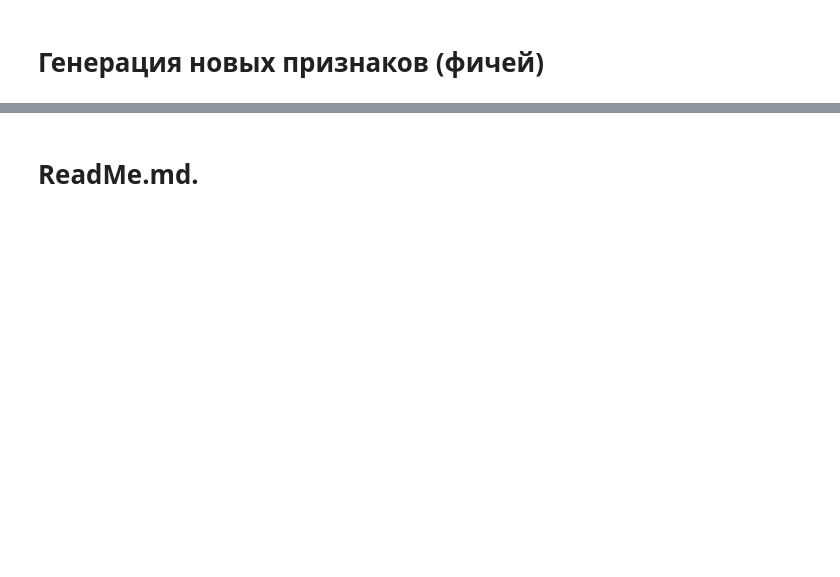
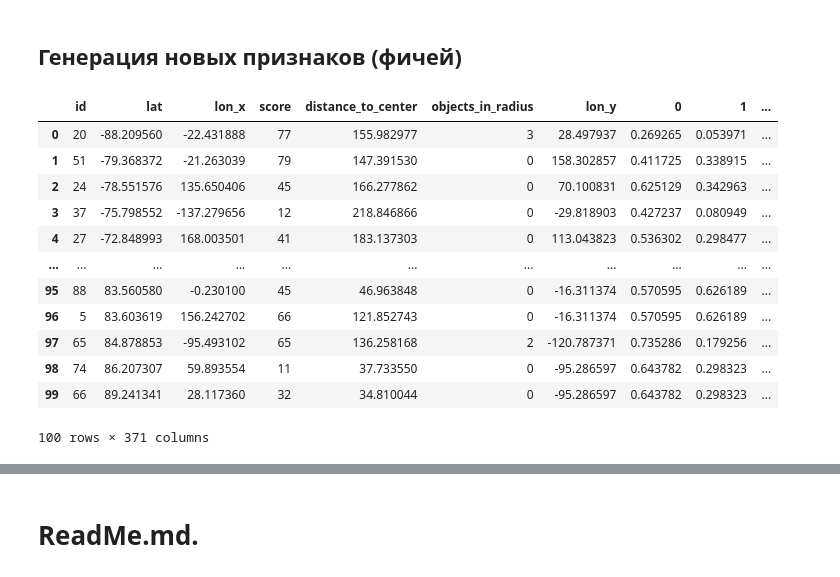
Before and after one commit to Artuom-collab/VK_Hackaton, a Jupyter notebook: Профильная_задача_стажировки_VK.ipynb, the cells around one changed output, grey strips where cells are left out. Cells and saved outputs as stored; diff of their text form; code cells hidden in the pictures; blank space fills up the shorter version.

```diff
--- a/Профильная_задача_стажировки_VK.ipynb
+++ b/Профильная_задача_стажировки_VK.ipynb
@@ -20,2 +122,2 @@ test_df = pd.merge_asof(test_df.sort_values('lat'), features_df.sort_values('lat
 # %% [markdown]
-# Генерация новых признаков (фичей)
+## Генерация новых признаков (фичей)
@@ -41,0 +167,16 @@ train_df['new_feature'] = train_df['lat'] * 0.5 - # этот признак я
+# %%
+train_df
+# %% [output]
+|  | id | lat | lon_x | score | distance_to_center | objects_in_radius | lon_y | 0 | 1 | ... |
+| 0 | 20 | -88.209560 | -22.431888 | 77 | 155.982977 | 3 | 28.497937 | 0.269265 | 0.053971 | ... |
+| 1 | 51 | -79.368372 | -21.263039 | 79 | 147.391530 | 0 | 158.302857 | 0.411725 | 0.338915 | ... |
+| 2 | 24 | -78.551576 | 135.650406 | 45 | 166.277862 | 0 | 70.100831 | 0.625129 | 0.342963 | ... |
+| 3 | 37 | -75.798552 | -137.279656 | 12 | 218.846866 | 0 | -29.818903 | 0.427237 | 0.080949 | ... |
+| 4 | 27 | -72.848993 | 168.003501 | 41 | 183.137303 | 0 | 113.043823 | 0.536302 | 0.298477 | ... |
+| ... | ... | ... | ... | ... | ... | ... | ... | ... | ... | ... |
+| 95 | 88 | 83.560580 | -0.230100 | 45 | 46.963848 | 0 | -16.311374 | 0.570595 | 0.626189 | ... |
+| 96 | 5 | 83.603619 | 156.242702 | 66 | 121.852743 | 0 | -16.311374 | 0.570595 | 0.626189 | ... |
+| 97 | 65 | 84.878853 | -95.493102 | 65 | 136.258168 | 2 | -120.787371 | 0.735286 | 0.179256 | ... |
+| 98 | 74 | 86.207307 | 59.893554 | 11 | 37.733550 | 0 | -95.286597 | 0.643782 | 0.298323 | ... |
+| 99 | 66 | 89.241341 | 28.117360 | 32 | 34.810044 | 0 | -95.286597 | 0.643782 | 0.298323 | ... |
+100 rows × 371 columns
```
Also changed, not shown: parts of 20 cells of this notebook.
